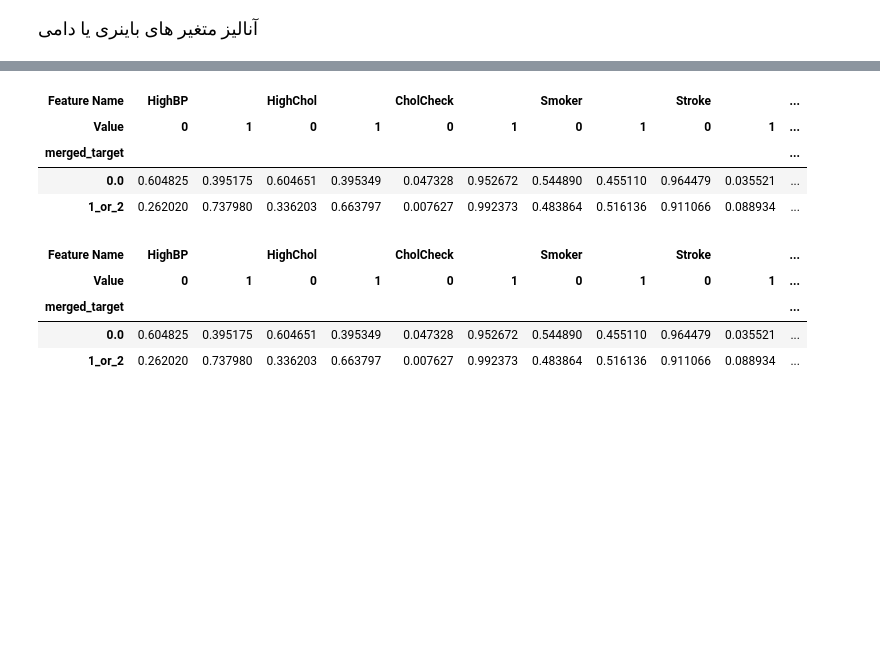
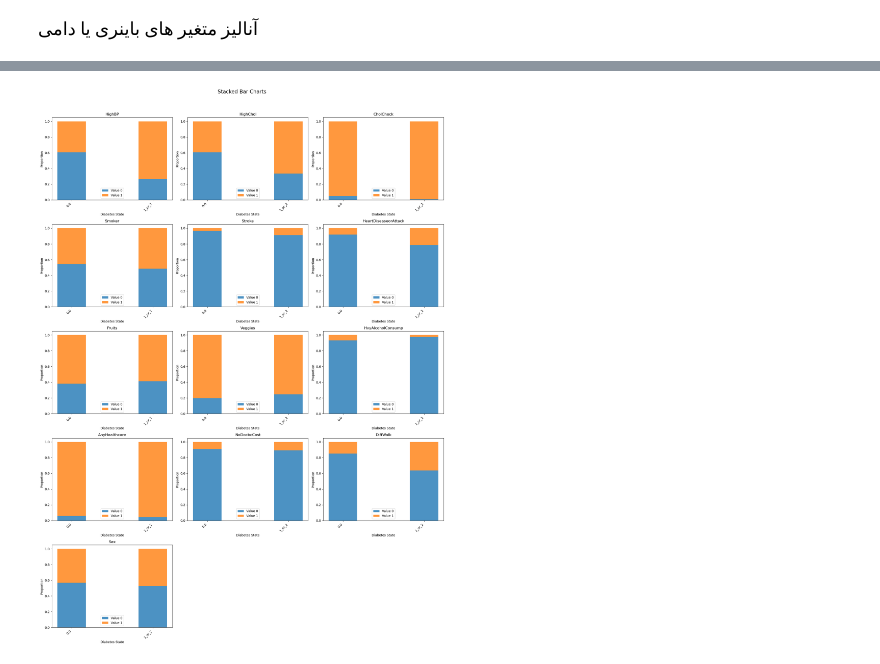
Before and after one commit to hossein-sadri/Diabetes_Project, a Jupyter notebook: Diabetes Prediction Project.ipynb, the cells around one changed output, grey strips where cells are left out. Saved outputs shown, nothing was run; the diff lists cells and outputs as text; code cells hidden in the pictures; blank space fills up the shorter version.

```diff
--- a/Diabetes Prediction Project.ipynb
+++ b/Diabetes Prediction Project.ipynb
@@ -303,49 +346,43 @@ plt.show()
 # %%
-def calculate_proportions(df, feature, target):
-    df['merged_target'] = df[target].replace({1: '1_or_2', 2: '1_or_2'})
-    proportions = df.groupby('merged_target')[feature].value_counts(normalize=True).unstack().fillna(0)
-    return proportions
+def plot_stacked_bar_charts(proportions, binary_features):
 
-#Binary features:
+    proportions = proportions.reset_index()
+
+    num_features = len(binary_features)
+    num_cols = 3
+    num_rows = (num_features + num_cols - 1) // num_cols
+
+    fig, axes = plt.subplots(num_rows, num_cols, figsize=(18, num_rows * 5))
+    fig.suptitle('Stacked Bar Charts', fontsize=16)
+
+    for i, feature in enumerate(binary_features):
+        ax = axes[i // num_cols, i % num_cols]
+        bar_width = 0.35
+        opacity = 0.8
+        index = np.arange(len(proportions))
+
+        bottom = np.zeros(len(proportions))
+        for value in [0, 1]:
+            bar = ax.bar(index, proportions[(feature, value)], bar_width, bottom=bottom, alpha=opacity, label=f'Value {value}')
+            bottom += proportions[(feature, value)]
+
+        ax.set_xlabel('Diabetes State')
+        ax.set_ylabel('Proportion')
+        ax.set_title(f'{feature}')
+        ax.set_xticks(index)
+        ax.set_xticklabels(proportions['merged_target'], rotation=45, ha='right')
+        ax.legend()
+
+    for j in range(i + 1, num_rows * num_cols):
+        fig.delaxes(axes[j // num_cols, j % num_cols])
+
+    plt.tight_layout(rect=[0, 0, 1, 0.96])
+    plt.show()
+
 Binary_Features = ['HighBP', 'HighChol', 'CholCheck', 'Smoker', 'Stroke', 'HeartDiseaseorAttack',
             'Fruits', 'Veggies', 'HvyAlcoholConsump', 'AnyHealthcare', 'NoDocbcCost',
             'DiffWalk', 'Sex']
 
-
-proportions = highbp_proportions = calculate_proportions(df, 'HighBP', 'Diabetes_012')
-
-for i in Binary_Features:
-    if i != 'HighBP':
-        proportions = pd.concat([proportions,calculate_proportions(df, i, 'Diabetes_012')],axis = 1)
-
-proportions
-
-columns = []
-
-for i in Binary_Features:
-    columns.append((i,0))
-    columns.append((i,1))
-
-columns = pd.MultiIndex.from_tuples(
-    columns,
-    names=['Feature Name', 'Value']
-)
-proportions.columns = columns
-
-pd.set_option('display.max_columns', None)
-
-proportions
+plot_stacked_bar_charts(proportions, Binary_Features)
 # %% [output]
-| Feature Name | HighBP |  | HighChol |  | CholCheck |  | Smoker |  | Stroke |  | ... |
-| Value | 0 | 1 | 0 | 1 | 0 | 1 | 0 | 1 | 0 | 1 | ... |
-| merged_target |  |  |  |  |  |  |  |  |  |  | ... |
-| 0.0 | 0.604825 | 0.395175 | 0.604651 | 0.395349 | 0.047328 | 0.952672 | 0.544890 | 0.455110 | 0.964479 | 0.035521 | ... |
-| 1_or_2 | 0.262020 | 0.737980 | 0.336203 | 0.663797 | 0.007627 | 0.992373 | 0.483864 | 0.516136 | 0.911066 | 0.088934 | ... |
+[figure, added]
-# %%
-proportions
-# %% [output]
-| Feature Name | HighBP |  | HighChol |  | CholCheck |  | Smoker |  | Stroke |  | ... |
-| Value | 0 | 1 | 0 | 1 | 0 | 1 | 0 | 1 | 0 | 1 | ... |
-| merged_target |  |  |  |  |  |  |  |  |  |  | ... |
-| 0.0 | 0.604825 | 0.395175 | 0.604651 | 0.395349 | 0.047328 | 0.952672 | 0.544890 | 0.455110 | 0.964479 | 0.035521 | ... |
-| 1_or_2 | 0.262020 | 0.737980 | 0.336203 | 0.663797 | 0.007627 | 0.992373 | 0.483864 | 0.516136 | 0.911066 | 0.088934 | ... |
```
Also changed, not shown: parts of 10 cells of this notebook.
